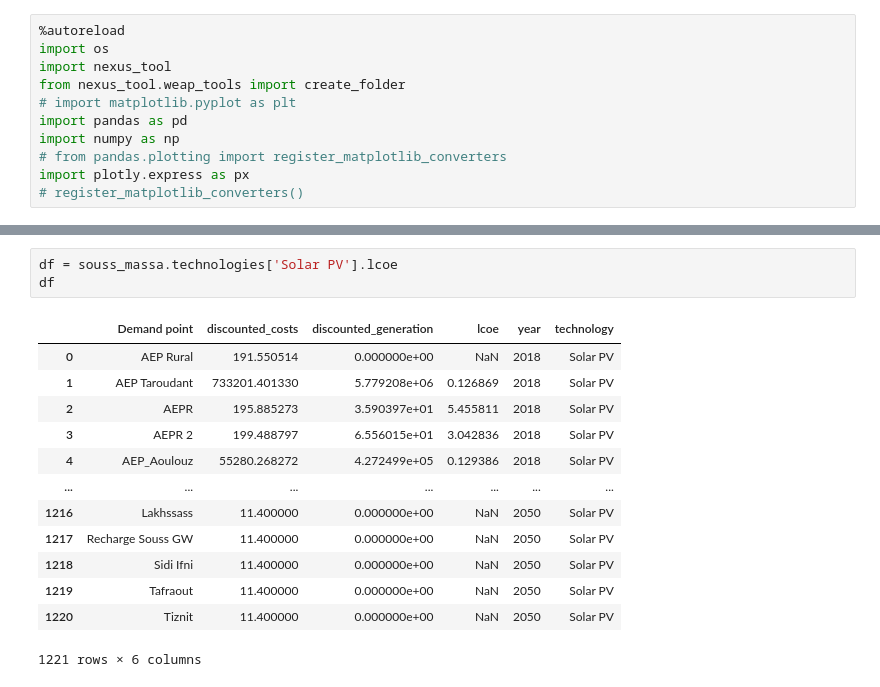
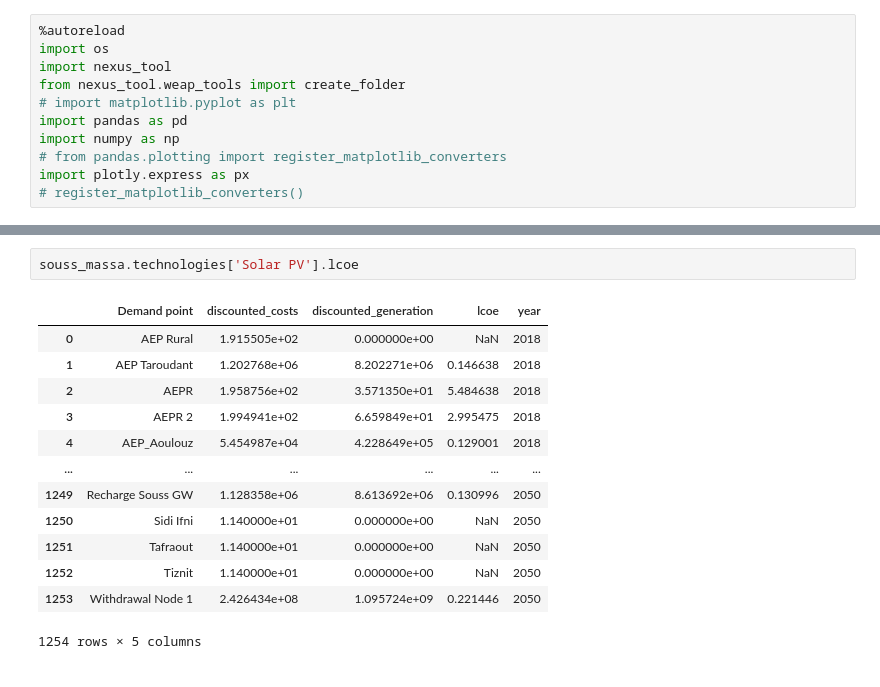
Before and after one commit to KTH-dESA/FAO, a Jupyter notebook: energy_demand_runner-Souss-Massa all scenarios.ipynb, the cells around one changed output, grey strips where cells are left out. Cells and saved outputs as stored; diff of their text form.

```diff
--- a/energy_demand_runner-Souss-Massa all scenarios.ipynb
+++ b/energy_demand_runner-Souss-Massa all scenarios.ipynb
@@ -158,20 +228,19 @@ array([[<matplotlib.axes._subplots.AxesSubplot object at 0x...>,
 # %%
-df = souss_massa.technologies['Solar PV'].lcoe
-df
+souss_massa.technologies['Solar PV'].lcoe
 # %% [output]
-|  | Demand point | discounted_costs | discounted_generation | lcoe | year | technology |
-| 0 | AEP Rural | 191.550514 | 0.000000e+00 | NaN | 2018 | Solar PV |
-| 1 | AEP Taroudant | 733201.401330 | 5.779208e+06 | 0.126869 | 2018 | Solar PV |
-| 2 | AEPR | 195.885273 | 3.590397e+01 | 5.455811 | 2018 | Solar PV |
-| 3 | AEPR 2 | 199.488797 | 6.556015e+01 | 3.042836 | 2018 | Solar PV |
-| 4 | AEP_Aoulouz | 55280.268272 | 4.272499e+05 | 0.129386 | 2018 | Solar PV |
-| ... | ... | ... | ... | ... | ... | ... |
-| 1216 | Lakhssass | 11.400000 | 0.000000e+00 | NaN | 2050 | Solar PV |
-| 1217 | Recharge Souss GW | 11.400000 | 0.000000e+00 | NaN | 2050 | Solar PV |
-| 1218 | Sidi Ifni | 11.400000 | 0.000000e+00 | NaN | 2050 | Solar PV |
-| 1219 | Tafraout | 11.400000 | 0.000000e+00 | NaN | 2050 | Solar PV |
-| 1220 | Tiznit | 11.400000 | 0.000000e+00 | NaN | 2050 | Solar PV |
+|  | Demand point | discounted_costs | discounted_generation | lcoe | year |
+| 0 | AEP Rural | 1.915505e+02 | 0.000000e+00 | NaN | 2018 |
+| 1 | AEP Taroudant | 1.202768e+06 | 8.202271e+06 | 0.146638 | 2018 |
+| 2 | AEPR | 1.958756e+02 | 3.571350e+01 | 5.484638 | 2018 |
+| 3 | AEPR 2 | 1.994941e+02 | 6.659849e+01 | 2.995475 | 2018 |
+| 4 | AEP_Aoulouz | 5.454987e+04 | 4.228649e+05 | 0.129001 | 2018 |
+| ... | ... | ... | ... | ... | ... |
+| 1249 | Recharge Souss GW | 1.128358e+06 | 8.613692e+06 | 0.130996 | 2050 |
+| 1250 | Sidi Ifni | 1.140000e+01 | 0.000000e+00 | NaN | 2050 |
+| 1251 | Tafraout | 1.140000e+01 | 0.000000e+00 | NaN | 2050 |
+| 1252 | Tiznit | 1.140000e+01 | 0.000000e+00 | NaN | 2050 |
+| 1253 | Withdrawal Node 1 | 2.426434e+08 | 1.095724e+09 | 0.221446 | 2050 |
-1221 rows × 6 columns
+1254 rows × 5 columns
 # %%
 df = souss_massa.lcoe.dropna()
 df.reset_index().pivot('Year','Demand point','least_cost_technology')
```
Also changed, not shown: parts of 18 cells of this notebook, 2 other files.
